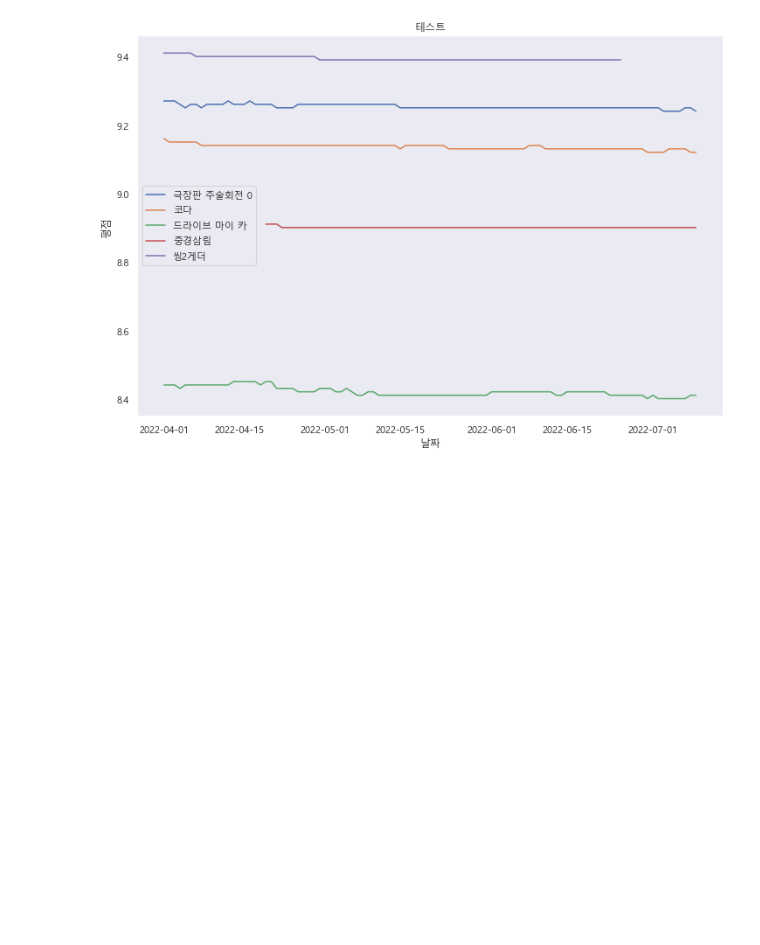
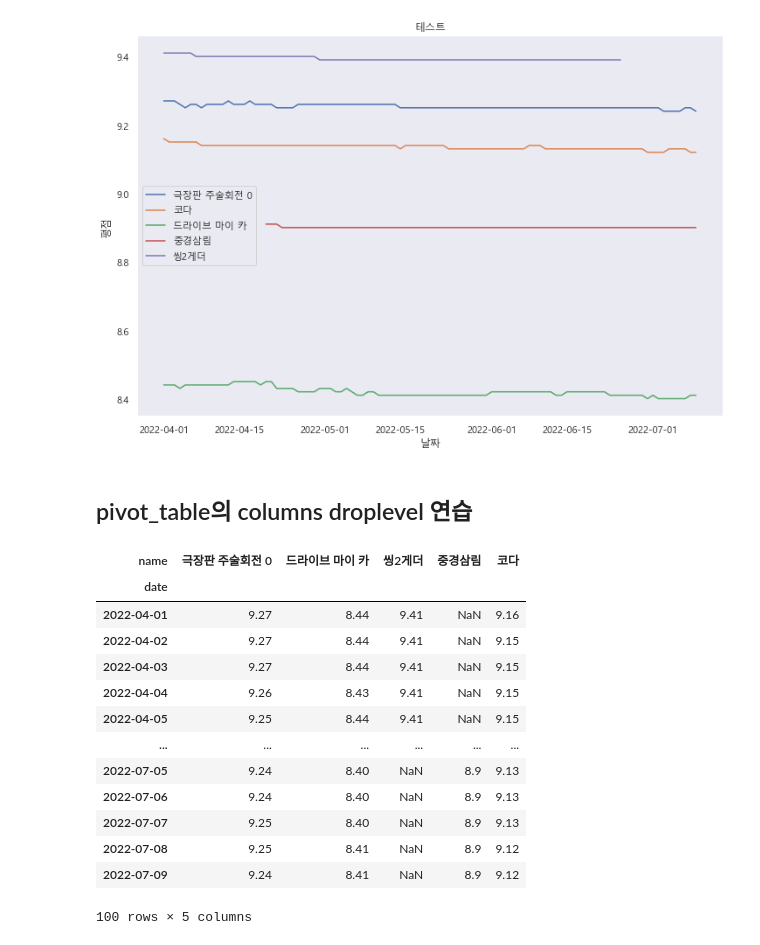
Before and after one commit to highfreshness/SeSAC, a Jupyter notebook: daily_test/2022-07-26_웹스크래핑.ipynb, the cells around one changed output. Drawn from its saved outputs; the diff is of its cells as text; code cells hidden in the pictures; blank space fills up the shorter version.

Commit message:
pivot practice

```diff
--- a/daily_test/2022-07-26_웹스크래핑.ipynb
+++ b/daily_test/2022-07-26_웹스크래핑.ipynb
@@ -210,3 +210,23 @@ plt.grid()
 plt.show()
 # %% [output]
 [figure]
+# %% [markdown]
+## pivot_table의 columns droplevel 연습
+# %%
+movie_top5_pivot.columns = movie_top5_pivot.columns.droplevel()
+movie_top5_pivot
+# %% [output]
+| name | 극장판 주술회전 0 | 드라이브 마이 카 | 씽2게더 | 중경삼림 | 코다 |
+| date |  |  |  |  |  |
+| 2022-04-01 | 9.27 | 8.44 | 9.41 | NaN | 9.16 |
+| 2022-04-02 | 9.27 | 8.44 | 9.41 | NaN | 9.15 |
+| 2022-04-03 | 9.27 | 8.44 | 9.41 | NaN | 9.15 |
+| 2022-04-04 | 9.26 | 8.43 | 9.41 | NaN | 9.15 |
+| 2022-04-05 | 9.25 | 8.44 | 9.41 | NaN | 9.15 |
+| ... | ... | ... | ... | ... | ... |
+| 2022-07-05 | 9.24 | 8.40 | NaN | 8.9 | 9.13 |
+| 2022-07-06 | 9.24 | 8.40 | NaN | 8.9 | 9.13 |
+| 2022-07-07 | 9.25 | 8.40 | NaN | 8.9 | 9.13 |
+| 2022-07-08 | 9.25 | 8.41 | NaN | 8.9 | 9.12 |
+| 2022-07-09 | 9.24 | 8.41 | NaN | 8.9 | 9.12 |
+100 rows × 5 columns
```
Also changed, not shown: parts of 1 cell of this notebook.
